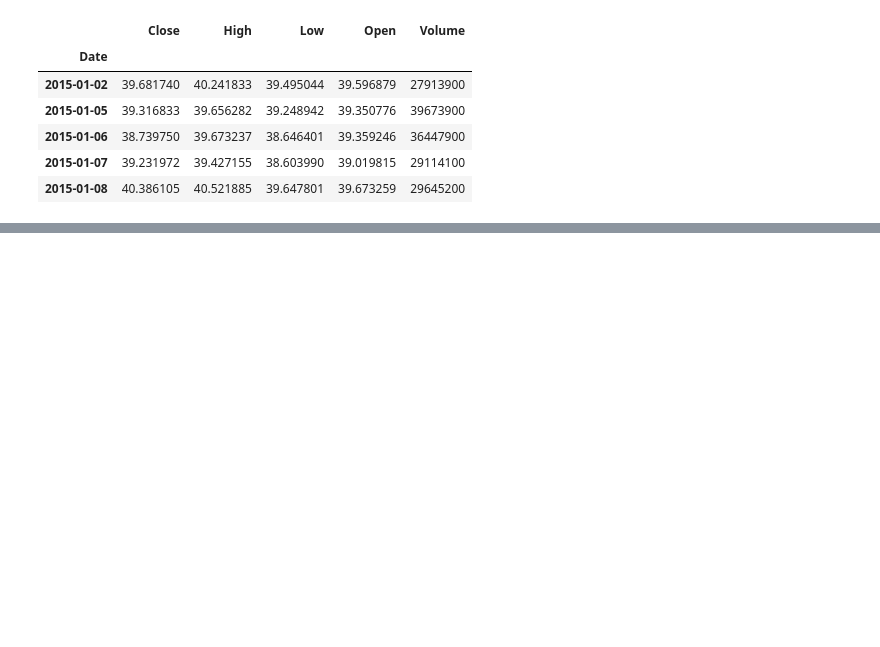
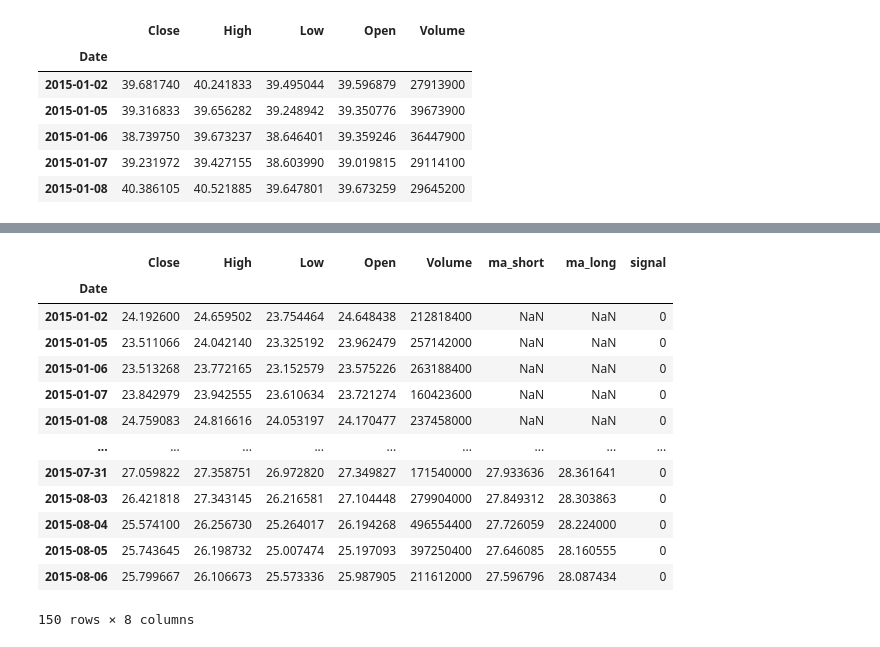
Before and after one commit to nichols-leo/quant-backtester, a Jupyter notebook: notebooks/exploration.ipynb, the cells around one changed output, grey strips where cells are left out. Cells and saved outputs as stored; diff of their text form; code cells hidden in the pictures; blank space fills up the shorter version.

```diff
--- a/notebooks/exploration.ipynb
+++ b/notebooks/exploration.ipynb
@@ -136,0 +180,17 @@ data["MSFT"].head()
+# %%
+df.head(150)
+# %% [output]
+|  | Close | High | Low | Open | Volume | ma_short | ma_long | signal |
+| Date |  |  |  |  |  |  |  |  |
+| 2015-01-02 | 24.192600 | 24.659502 | 23.754464 | 24.648438 | 212818400 | NaN | NaN | 0 |
+| 2015-01-05 | 23.511066 | 24.042140 | 23.325192 | 23.962479 | 257142000 | NaN | NaN | 0 |
+| 2015-01-06 | 23.513268 | 23.772165 | 23.152579 | 23.575226 | 263188400 | NaN | NaN | 0 |
+| 2015-01-07 | 23.842979 | 23.942555 | 23.610634 | 23.721274 | 160423600 | NaN | NaN | 0 |
+| 2015-01-08 | 24.759083 | 24.816616 | 24.053197 | 24.170477 | 237458000 | NaN | NaN | 0 |
+| ... | ... | ... | ... | ... | ... | ... | ... | ... |
+| 2015-07-31 | 27.059822 | 27.358751 | 26.972820 | 27.349827 | 171540000 | 27.933636 | 28.361641 | 0 |
+| 2015-08-03 | 26.421818 | 27.343145 | 26.216581 | 27.104448 | 279904000 | 27.849312 | 28.303863 | 0 |
+| 2015-08-04 | 25.574100 | 26.256730 | 25.264017 | 26.194268 | 496554400 | 27.726059 | 28.224000 | 0 |
+| 2015-08-05 | 25.743645 | 26.198732 | 25.007474 | 25.197093 | 397250400 | 27.646085 | 28.160555 | 0 |
+| 2015-08-06 | 25.799667 | 26.106673 | 25.573336 | 25.987905 | 211612000 | 27.596796 | 28.087434 | 0 |
+150 rows × 8 columns
```
Also changed, not shown: parts of 14 cells of this notebook, 2 other files.
